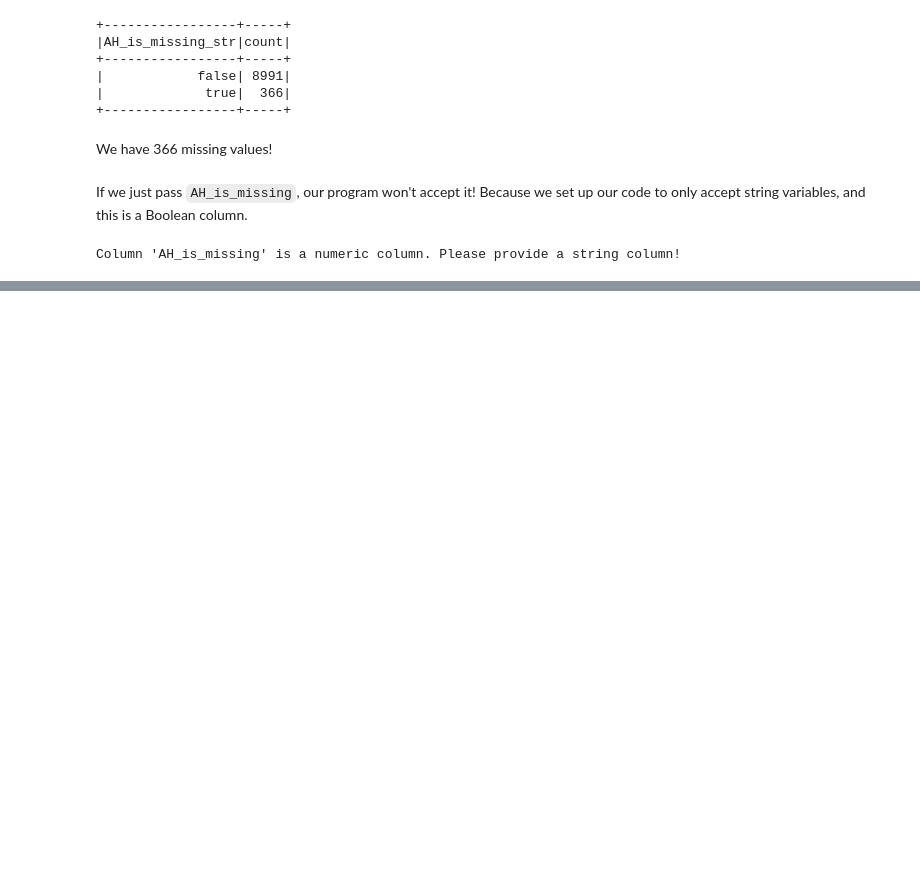
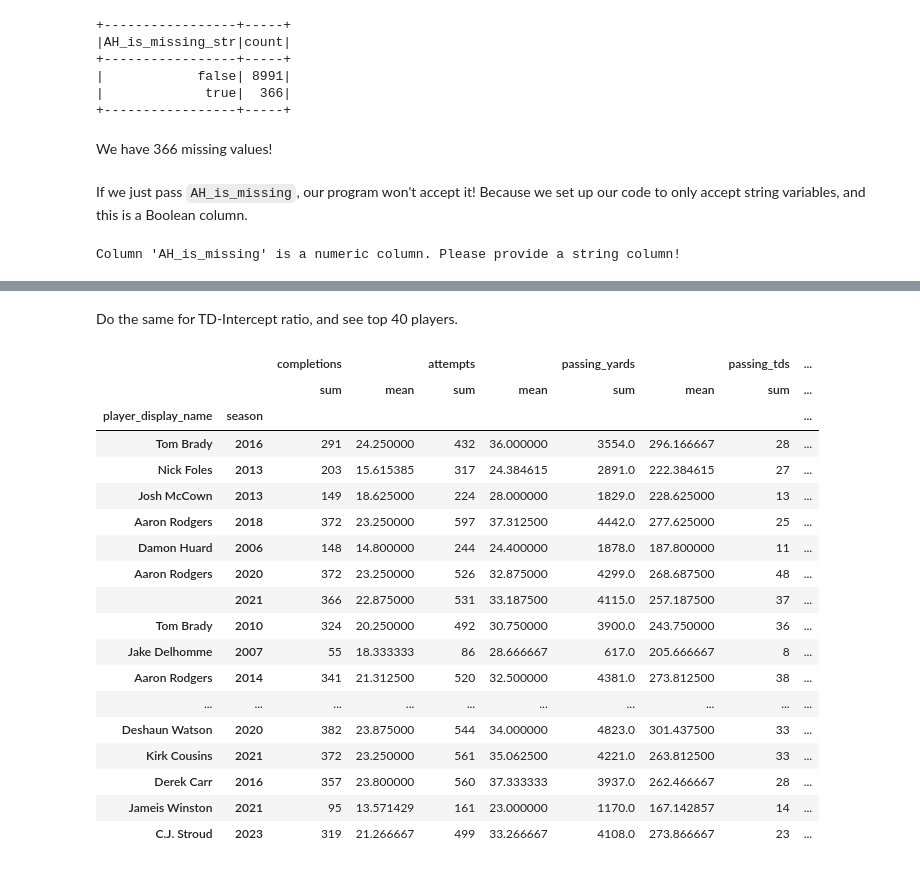
Before and after one commit to bingxiaochen/ST-554-Project2, a Jupyter notebook: Part2/ST 554 Project 2 P2.ipynb, the cells around one changed output, grey strips where cells are left out. Cells and saved outputs as stored; diff of their text form; code cells hidden in the pictures; blank space fills up the shorter version.

```diff
--- a/Part2/ST 554 Project 2 P2.ipynb
+++ b/Part2/ST 554 Project 2 P2.ipynb
@@ -594,0 +772,31 @@ Column 'AH_is_missing' is a numeric column. Please provide a string column!
+# %% [markdown]
+Do the same for TD-Intercept ratio, and see top 40 players.
+# %%
+top40_td_int = attempt_50[
+    attempt_50["td_int_ratio"].notna()
+].sort_values(
+    by="td_int_ratio",
+    ascending=False
+).head(40)
+
+top40_td_int
+# %% [output]
+|  |  | completions |  | attempts |  | passing_yards |  | passing_tds | ... |
+|  |  | sum | mean | sum | mean | sum | mean | sum | ... |
+| player_display_name | season |  |  |  |  |  |  |  | ... |
+| Tom Brady | 2016 | 291 | 24.250000 | 432 | 36.000000 | 3554.0 | 296.166667 | 28 | ... |
+| Nick Foles | 2013 | 203 | 15.615385 | 317 | 24.384615 | 2891.0 | 222.384615 | 27 | ... |
+| Josh McCown | 2013 | 149 | 18.625000 | 224 | 28.000000 | 1829.0 | 228.625000 | 13 | ... |
+| Aaron Rodgers | 2018 | 372 | 23.250000 | 597 | 37.312500 | 4442.0 | 277.625000 | 25 | ... |
+| Damon Huard | 2006 | 148 | 14.800000 | 244 | 24.400000 | 1878.0 | 187.800000 | 11 | ... |
+| Aaron Rodgers | 2020 | 372 | 23.250000 | 526 | 32.875000 | 4299.0 | 268.687500 | 48 | ... |
+|  | 2021 | 366 | 22.875000 | 531 | 33.187500 | 4115.0 | 257.187500 | 37 | ... |
+| Tom Brady | 2010 | 324 | 20.250000 | 492 | 30.750000 | 3900.0 | 243.750000 | 36 | ... |
+| Jake Delhomme | 2007 | 55 | 18.333333 | 86 | 28.666667 | 617.0 | 205.666667 | 8 | ... |
+| Aaron Rodgers | 2014 | 341 | 21.312500 | 520 | 32.500000 | 4381.0 | 273.812500 | 38 | ... |
+| ... | ... | ... | ... | ... | ... | ... | ... | ... | ... |
+| Deshaun Watson | 2020 | 382 | 23.875000 | 544 | 34.000000 | 4823.0 | 301.437500 | 33 | ... |
+| Kirk Cousins | 2021 | 372 | 23.250000 | 561 | 35.062500 | 4221.0 | 263.812500 | 33 | ... |
+| Derek Carr | 2016 | 357 | 23.800000 | 560 | 37.333333 | 3937.0 | 262.466667 | 28 | ... |
+| Jameis Winston | 2021 | 95 | 13.571429 | 161 | 23.000000 | 1170.0 | 167.142857 | 14 | ... |
+| C.J. Stroud | 2023 | 319 | 21.266667 | 499 | 33.266667 | 4108.0 | 273.866667 | 23 | ... |
```
Also changed, not shown: parts of 40 cells of this notebook.
